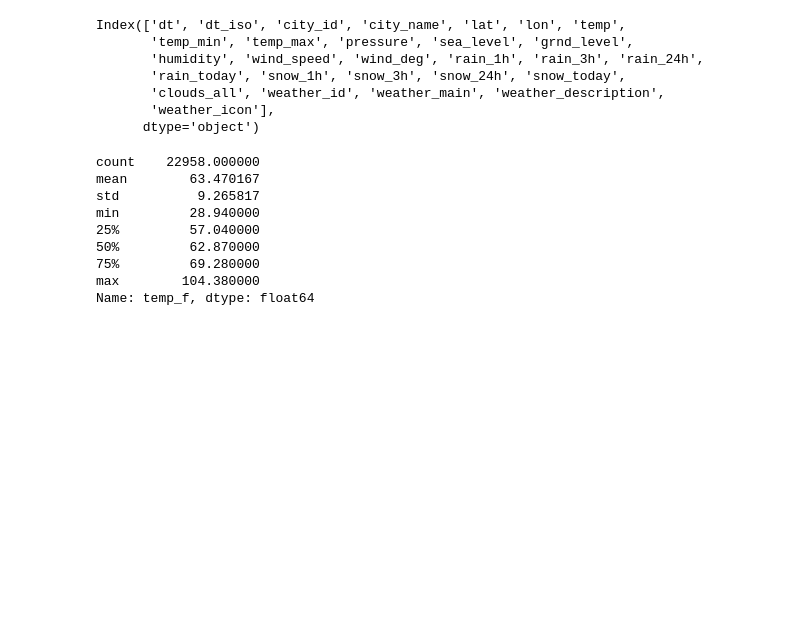
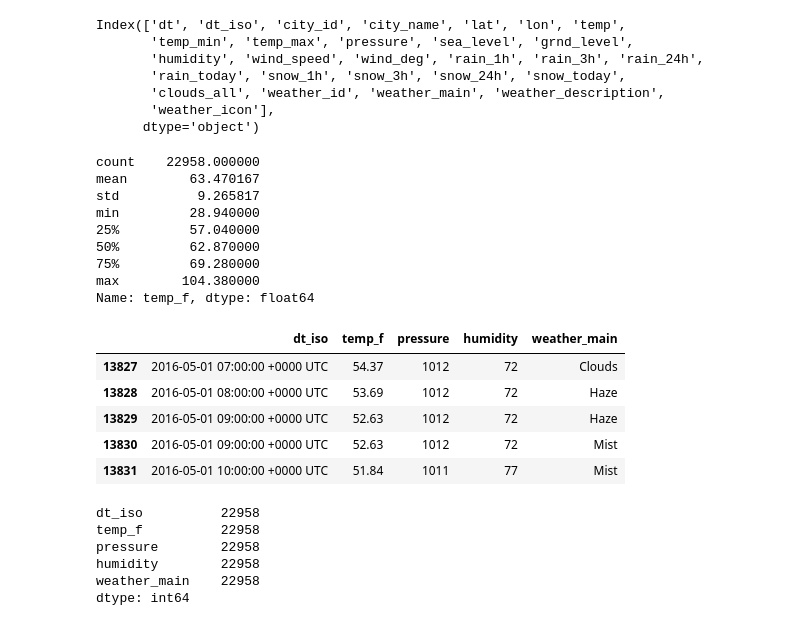
Before and after one commit to farhadOmidvar/311-San-Diego, a Jupyter notebook: notebooks/openweathermap/owm_temperature.ipynb, the cells around one changed output. Drawn from its saved outputs; the diff is of its cells as text; code cells hidden in the pictures; blank space fills up the shorter version.

```diff
--- a/notebooks/openweathermap/owm_temperature.ipynb
+++ b/notebooks/openweathermap/owm_temperature.ipynb
@@ -57,0 +56,18 @@ df.to_csv(out_path)
+# %%
+df.head()
+# %% [output]
+|  | dt_iso | temp_f | pressure | humidity | weather_main |
+| 13827 | 2016-05-01 07:00:00 +0000 UTC | 54.37 | 1012 | 72 | Clouds |
+| 13828 | 2016-05-01 08:00:00 +0000 UTC | 53.69 | 1012 | 72 | Haze |
+| 13829 | 2016-05-01 09:00:00 +0000 UTC | 52.63 | 1012 | 72 | Haze |
+| 13830 | 2016-05-01 09:00:00 +0000 UTC | 52.63 | 1012 | 72 | Mist |
+| 13831 | 2016-05-01 10:00:00 +0000 UTC | 51.84 | 1011 | 77 | Mist |
+# %%
+df.count()
+# %% [output]
+dt_iso          22958
+temp_f          22958
+pressure        22958
+humidity        22958
+weather_main    22958
+dtype: int64
```
Also changed, not shown: parts of 6 cells of this notebook, 6 other files.
